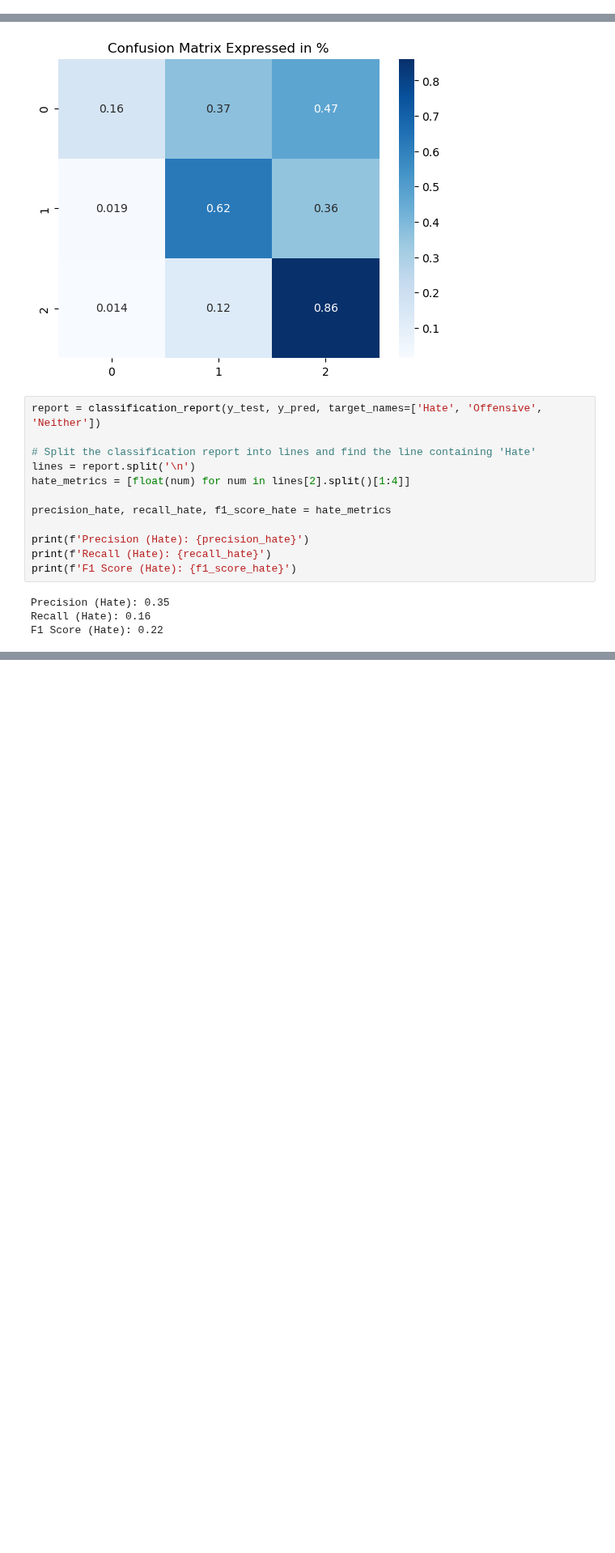
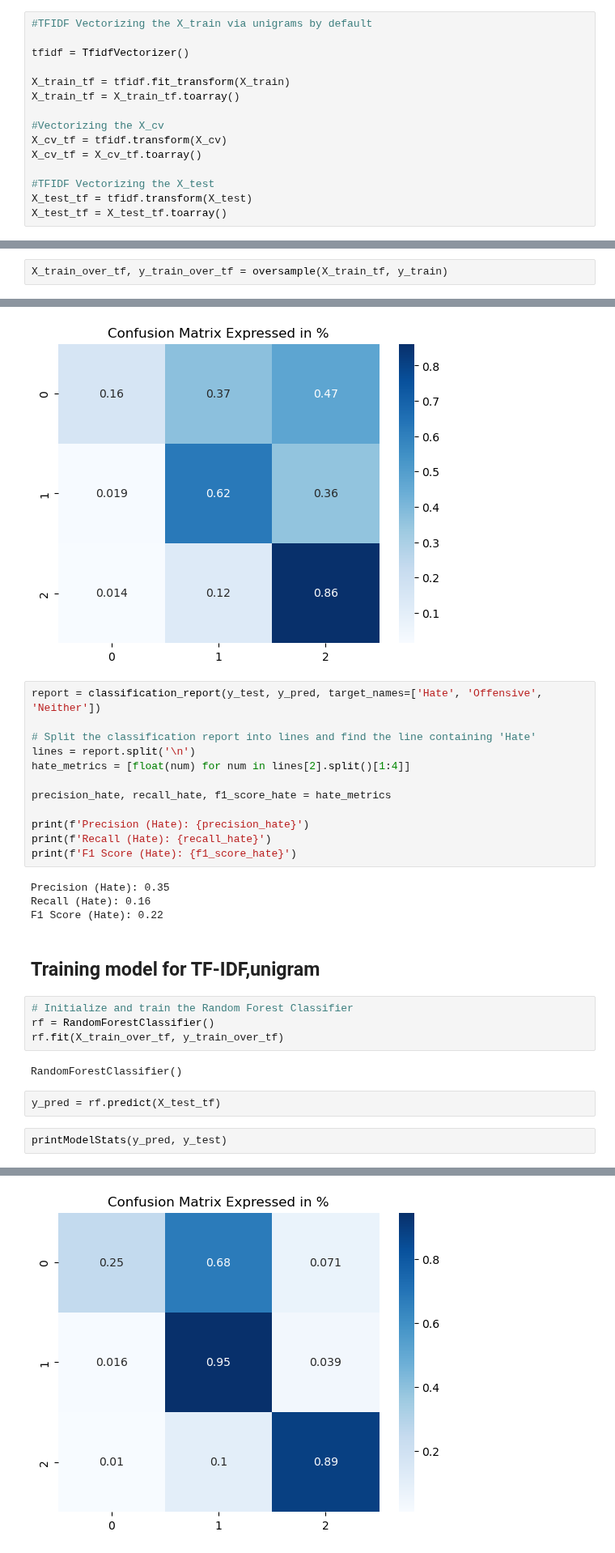
Before and after one commit to Disquietudee/Recognising-hate-speech-on-twitter-vs-offensive-language, a Jupyter notebook: RF.ipynb, the cells around one changed output, grey strips where cells are left out. Shown at 81% size. Saved outputs shown, nothing was run; the diff lists cells and outputs as text; blank space fills up the shorter version.

Commit message:
Updated Random Forest model
Included TF-IDF bigrams and unigrams. Conducted hyperparameter tuning on unigrams

```diff
--- a/RF.ipynb
+++ b/RF.ipynb
@@ -167,0 +172,15 @@ bigram_count_vec.vocabulary_
+# %%
+#TFIDF Vectorizing the X_train via unigrams by default
+
+tfidf = TfidfVectorizer()
+
+X_train_tf = tfidf.fit_transform(X_train)
+X_train_tf = X_train_tf.toarray()
+
+#Vectorizing the X_cv
+X_cv_tf = tfidf.transform(X_cv)
+X_cv_tf = X_cv_tf.toarray()
+
+#TFIDF Vectorizing the X_test
+X_test_tf = tfidf.transform(X_test)
+X_test_tf = X_test_tf.toarray()
@@ -195,0 +234,2 @@ After Oversampling: Counter({1: 11062, 2: 11062, 0: 11062})
+# %%
+X_train_over_tf, y_train_over_tf = oversample(X_train_tf, y_train)
@@ -288,3 +342,16 @@ print(f'F1 Score (Hate): {f1_score_hate}')
 Precision (Hate): 0.35
 Recall (Hate): 0.16
 F1 Score (Hate): 0.22
+# %% [markdown]
+## Training model for TF-IDF,unigram
+# %%
+# Initialize and train the Random Forest Classifier
+rf = RandomForestClassifier()
+rf.fit(X_train_over_tf, y_train_over_tf)
+# %% [output]
+RandomForestClassifier()
+# %%
+y_pred = rf.predict(X_test_tf)
+# %%
+printModelStats(y_pred, y_test)
+# %% [output]
@@ -290,0 +372 @@ F1 Score (Hate): 0.22
+[figure, added]
```
Also changed, not shown: parts of 22 cells of this notebook.
